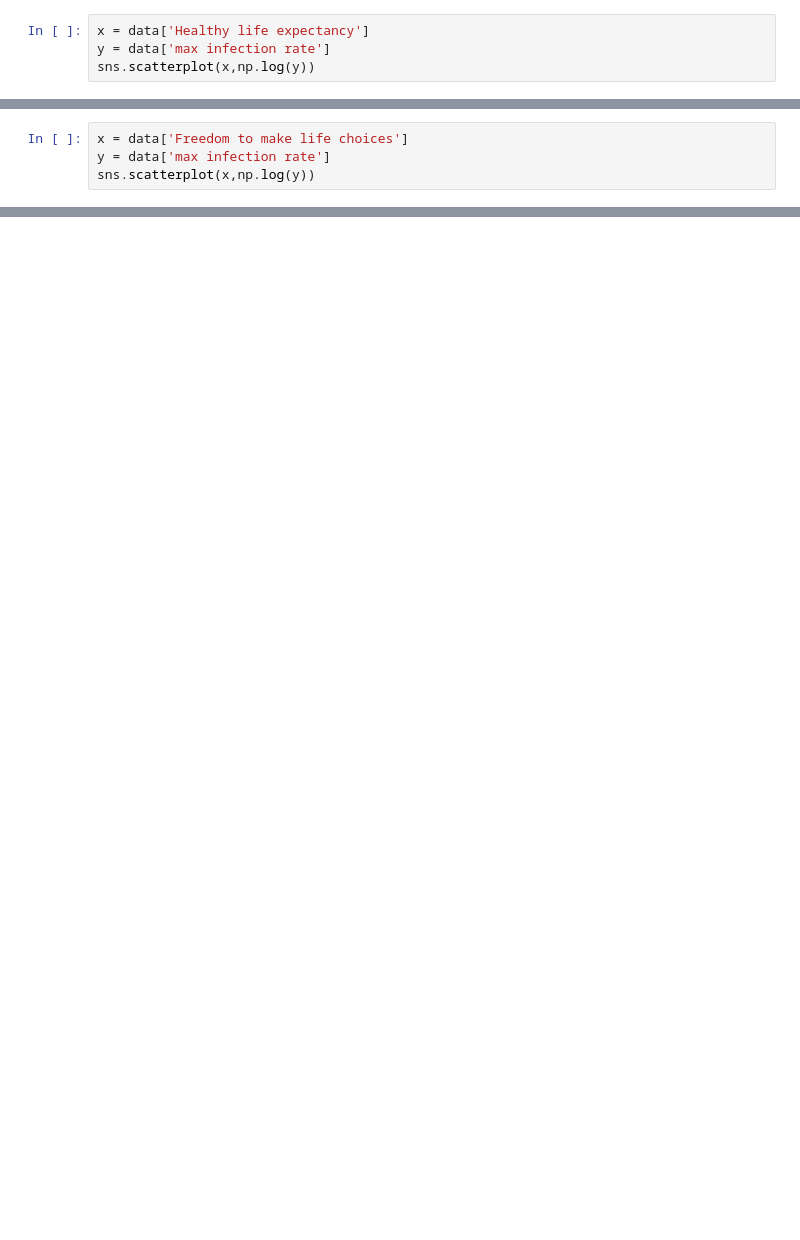
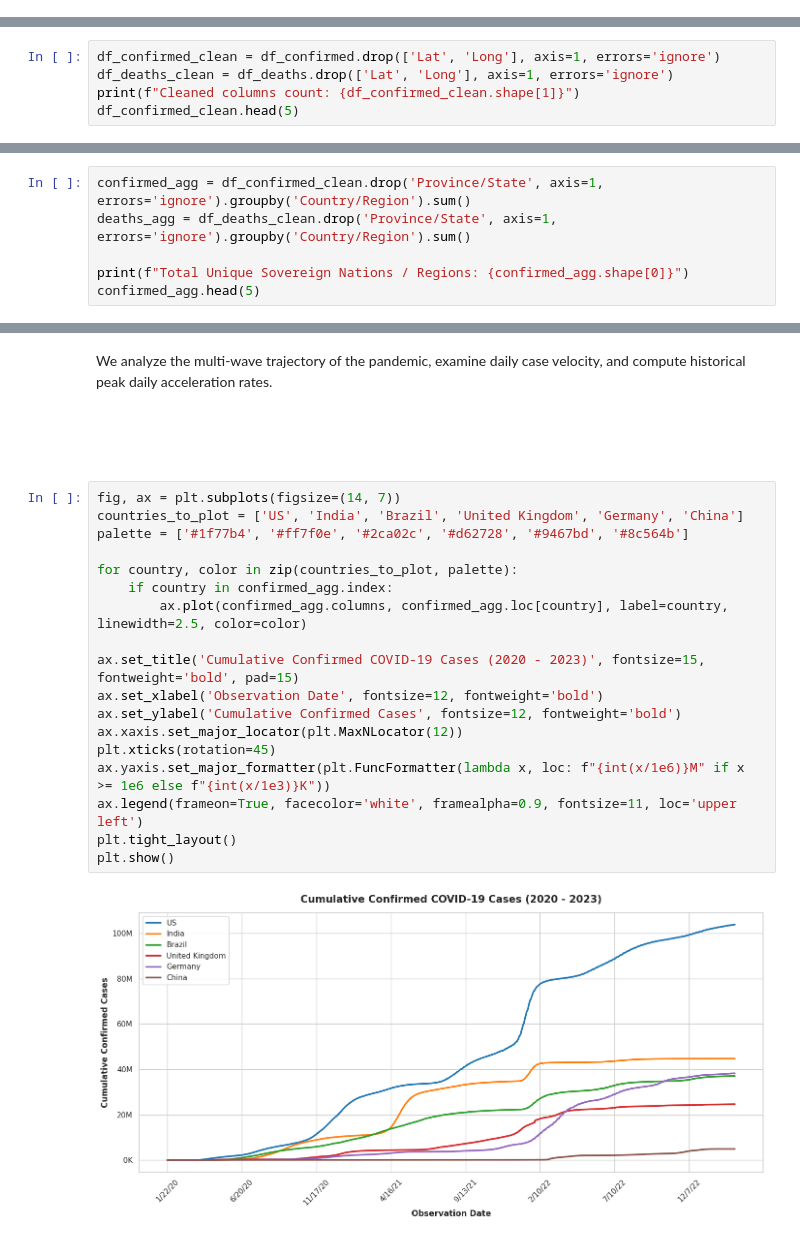
Before and after one commit to mohd-faizy/08P_COVID19_Data_Analysis_Using_Python, a Jupyter notebook: 01_COVID19_Data_Analysis.ipynb, the cells around one changed output, grey strips where cells are left out. Cells and saved outputs as stored; diff of their text form; blank space fills up the shorter version.

```diff
--- a/01_COVID19_Data_Analysis.ipynb
+++ b/01_COVID19_Data_Analysis.ipynb
@@ -360,4 +0,0 @@ sns.regplot(x,np.log(y))
-# %%
-x = data['Healthy life expectancy']
-y = data['max infection rate']
-sns.scatterplot(x,np.log(y))
@@ -374,4 +0,0 @@ sns.regplot(x,np.log(y))
-# %%
-x = data['Freedom to make life choices']
-y = data['max infection rate']
-sns.scatterplot(x,np.log(y))
@@ -385,0 +161,5 @@ sns.regplot(x,np.log(y))
+# %%
+df_confirmed_clean = df_confirmed.drop(['Lat', 'Long'], axis=1, errors='ignore')
+df_deaths_clean = df_deaths.drop(['Lat', 'Long'], axis=1, errors='ignore')
+print(f"Cleaned columns count: {df_confirmed_clean.shape[1]}")
+df_confirmed_clean.head(5)
@@ -385,0 +180,6 @@ sns.regplot(x,np.log(y))
+# %%
+confirmed_agg = df_confirmed_clean.drop('Province/State', axis=1, errors='ignore').groupby('Country/Region').sum()
+deaths_agg = df_deaths_clean.drop('Province/State', axis=1, errors='ignore').groupby('Country/Region').sum()
+
+print(f"Total Unique Sovereign Nations / Regions: {confirmed_agg.shape[0]}")
+confirmed_agg.head(5)
@@ -385,0 +211,25 @@ sns.regplot(x,np.log(y))
+# %% [markdown]
+We analyze the multi-wave trajectory of the pandemic, examine daily case velocity, and compute historical peak daily acceleration rates.
+# %% [markdown]
+<a id="31-longitudinal-trajectories"></a>
+### <span style="display: inline-block; color: #fff; background: linear-gradient(135deg, #16A34A, #0F766E); padding: 7px 16px; border-radius: 6px; font-size: 16px; font-weight: 700; letter-spacing: 0.3px;">3.1 Longitudinal Trajectories of Major Epicenters</span>
+# %%
+fig, ax = plt.subplots(figsize=(14, 7))
+countries_to_plot = ['US', 'India', 'Brazil', 'United Kingdom', 'Germany', 'China']
+palette = ['#1f77b4', '#ff7f0e', '#2ca02c', '#d62728', '#9467bd', '#8c564b']
+
+for country, color in zip(countries_to_plot, palette):
+    if country in confirmed_agg.index:
+        ax.plot(confirmed_agg.columns, confirmed_agg.loc[country], label=country, linewidth=2.5, color=color)
+
+ax.set_title('Cumulative Confirmed COVID-19 Cases (2020 - 2023)', fontsize=15, fontweight='bold', pad=15)
+ax.set_xlabel('Observation Date', fontsize=12, fontweight='bold')
+ax.set_ylabel('Cumulative Confirmed Cases', fontsize=12, fontweight='bold')
+ax.xaxis.set_major_locator(plt.MaxNLocator(12))
+plt.xticks(rotation=45)
+ax.yaxis.set_major_formatter(plt.FuncFormatter(lambda x, loc: f"{int(x/1e6)}M" if x >= 1e6 else f"{int(x/1e3)}K"))
+ax.legend(frameon=True, facecolor='white', framealpha=0.9, fontsize=11, loc='upper left')
+plt.tight_layout()
+plt.show()
+# %% [output]
+[figure, added]
```
Also changed, not shown: parts of 110 cells of this notebook, 32 other files.
